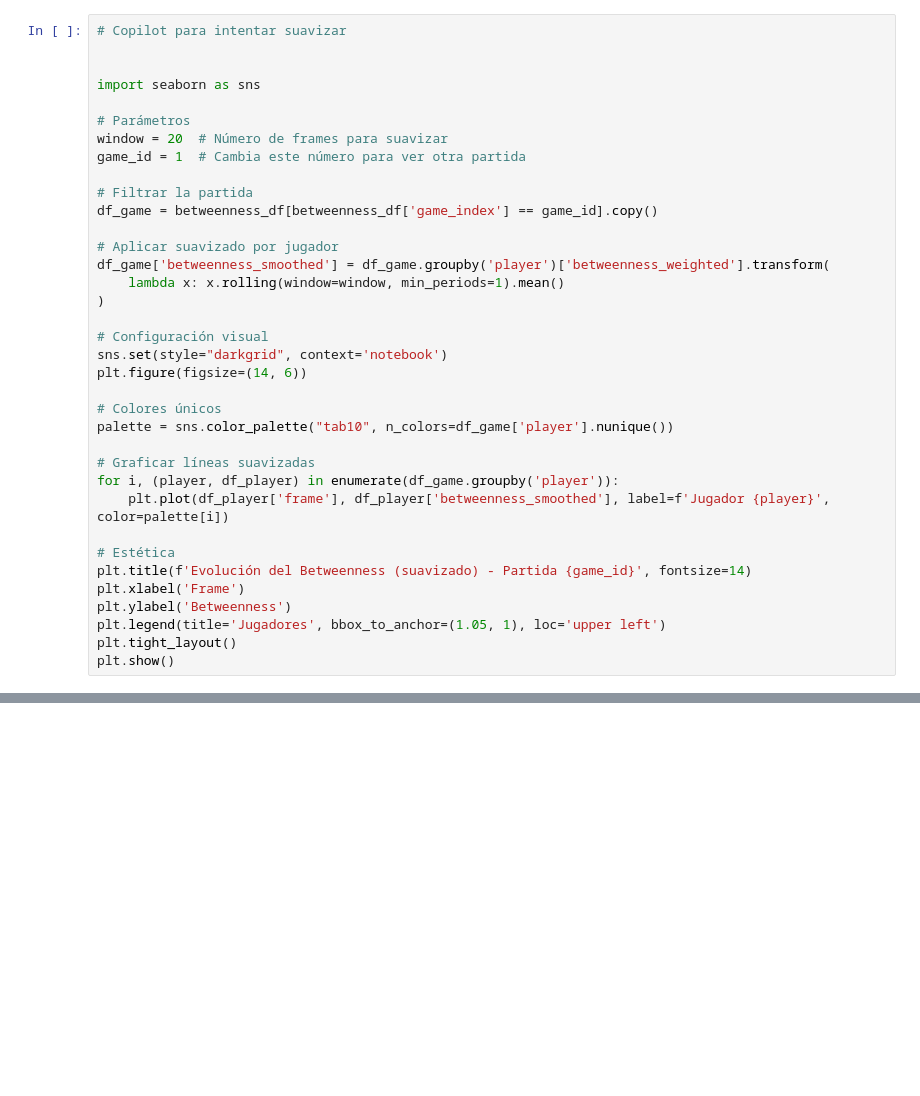
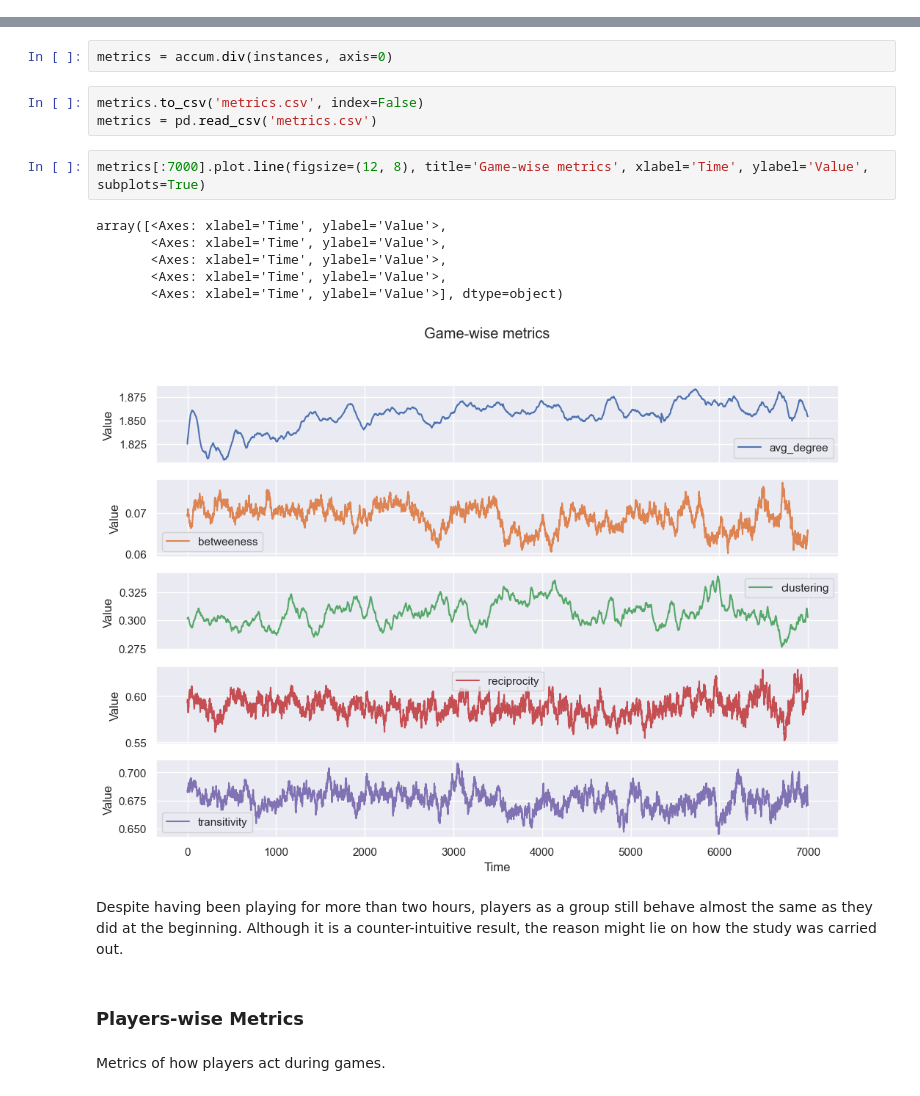
Before and after one commit to hakai-vulpes/resistance-graph-study, a Jupyter notebook: analysis.ipynb, the cells around one changed output, grey strips where cells are left out. Saved outputs shown, nothing was run; the diff lists cells and outputs as text; blank space fills up the shorter version.

Commit message:
add(analysis): all obligatory metrics obtained

```diff
--- a/analysis.ipynb
+++ b/analysis.ipynb
@@ -364,36 +0,0 @@ for game_id in games[:3]:
-# %%
-# Copilot para intentar suavizar
-
-
-import seaborn as sns
-
-# Parámetros
-window = 20  # Número de frames para suavizar
-game_id = 1  # Cambia este número para ver otra partida
-
-# Filtrar la partida
-df_game = betweenness_df[betweenness_df['game_index'] == game_id].copy()
-
-# Aplicar suavizado por jugador
-df_game['betweenness_smoothed'] = df_game.groupby('player')['betweenness_weighted'].transform(
-    lambda x: x.rolling(window=window, min_periods=1).mean()
-)
-
-# Configuración visual
-sns.set(style="darkgrid", context='notebook')
-plt.figure(figsize=(14, 6))
-
-# Colores únicos
-palette = sns.color_palette("tab10", n_colors=df_game['player'].nunique())
-
-# Graficar líneas suavizadas
-for i, (player, df_player) in enumerate(df_game.groupby('player')):
-    plt.plot(df_player['frame'], df_player['betweenness_smoothed'], label=f'Jugador {player}', color=palette[i])
-
-# Estética
-plt.title(f'Evolución del Betweenness (suavizado) - Partida {game_id}', fontsize=14)
-plt.xlabel('Frame')
-plt.ylabel('Betweenness')
-plt.legend(title='Jugadores', bbox_to_anchor=(1.05, 1), loc='upper left')
-plt.tight_layout()
-plt.show()
@@ -475,0 +237,20 @@ print(cliques_df.head())
+# %%
+metrics = accum.div(instances, axis=0)
+# %%
+metrics.to_csv('metrics.csv', index=False)
+metrics = pd.read_csv('metrics.csv')
+# %%
+metrics[:7000].plot.line(figsize=(12, 8), title='Game-wise metrics', xlabel='Time', ylabel='Value', subplots=True)
+# %% [output]
+array([<Axes: xlabel='Time', ylabel='Value'>,
+       <Axes: xlabel='Time', ylabel='Value'>,
+       <Axes: xlabel='Time', ylabel='Value'>,
+       <Axes: xlabel='Time', ylabel='Value'>,
+       <Axes: xlabel='Time', ylabel='Value'>], dtype=object)
+[figure, added]
+# %% [markdown]
+Despite having been playing for more than two hours, players as a group still behave almost the same as they did at the beginning. Although it is a counter-intuitive result, the reason might lie on how the study was carried out.
+# %% [markdown]
+### Players-wise Metrics
+# %% [markdown]
+Metrics of how players act during games.
```
Also changed, not shown: parts of 59 cells of this notebook, 1 other file.
